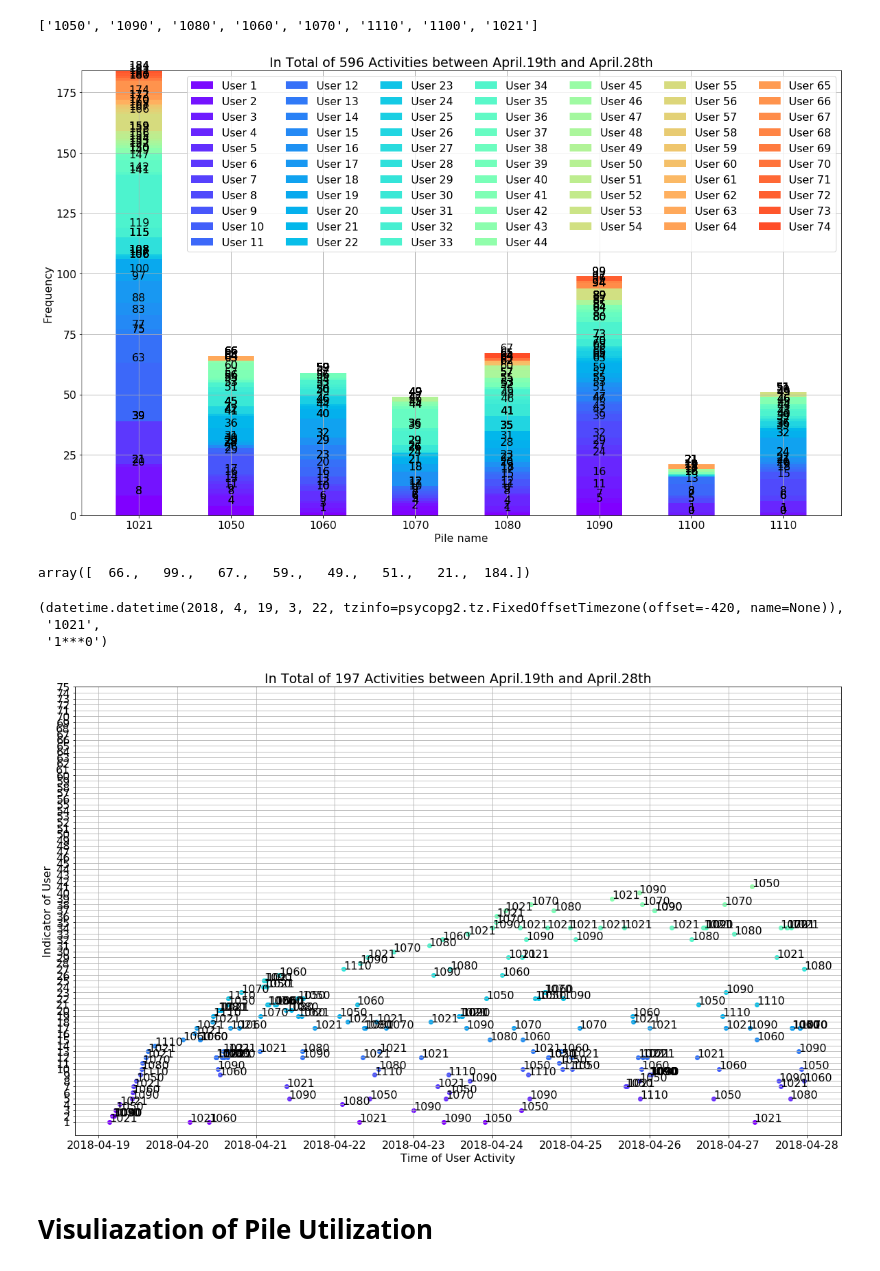
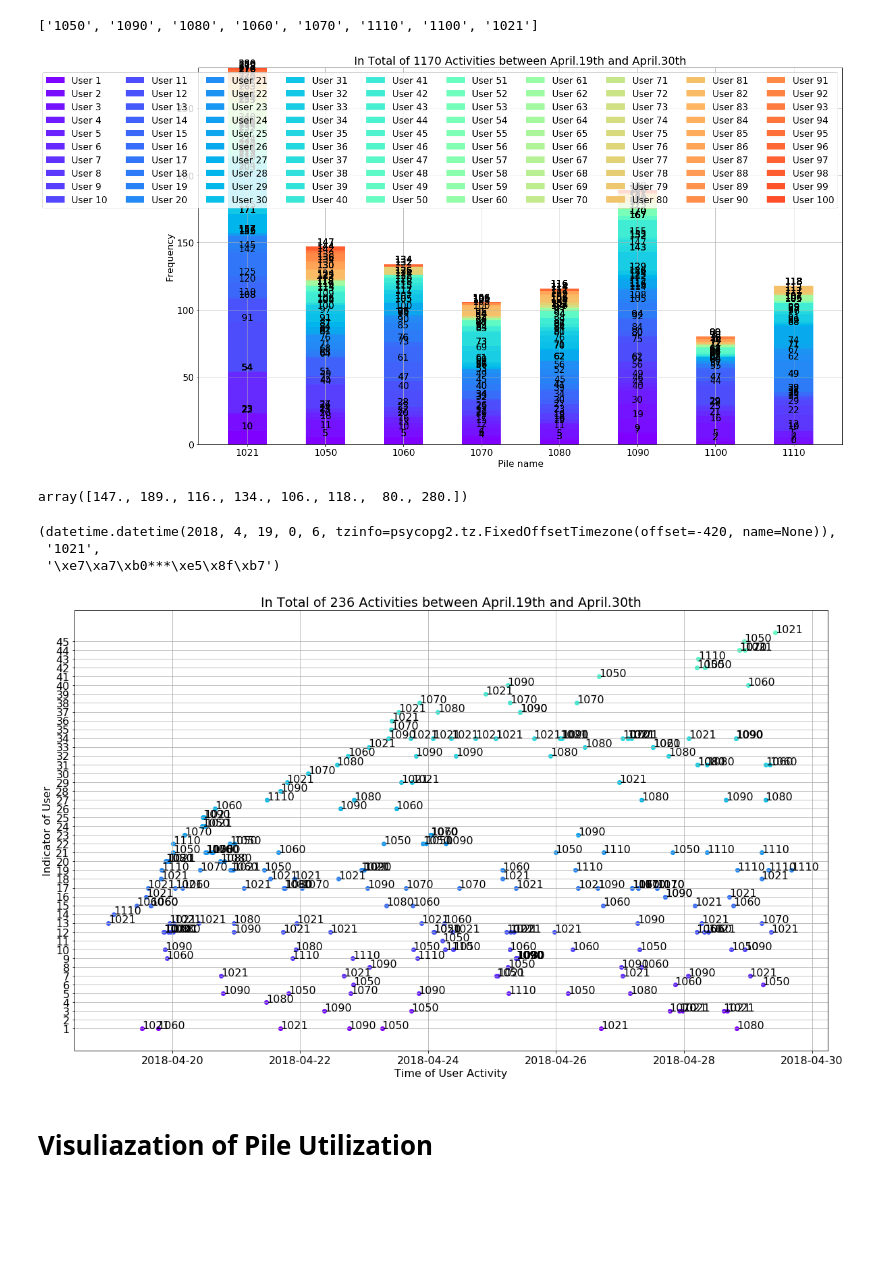
Before and after one commit to JantonZeng/eCAL, a Jupyter notebook: DATA SCRAP/Teld_data_analysis/User_activity_analysis.ipynb, the cells around one changed output. Saved outputs shown, nothing was run; the diff lists cells and outputs as text; code cells hidden in the pictures; blank space fills up the shorter version.

```diff
--- a/DATA SCRAP/Teld_data_analysis/User_activity_analysis.ipynb
+++ b/DATA SCRAP/Teld_data_analysis/User_activity_analysis.ipynb
@@ -41,7 +39,7 @@ interestOFday_start = 19
 
 interestOFyear_end = 2018
 interestOFmon_end = 4
-interestOFday_end = 28
+interestOFday_end = 30
 
 interestOFDate_start = datetime.datetime(interestOFyear_start,
                                          interestOFmon_start,
@@ -124,6 +122,6 @@ def get_staUserAct(conn, staid):
 
     return station_userAct
 # %%
-station_userAct_uncleaned = get_staUserAct(conn, sta_list[interestOFStation])
-# station_userAct = get_staUserAct(conn, sta_list[interestOFStation])
+# station_userAct_uncleaned = get_staUserAct(conn, sta_list[interestOFStation])
+station_userAct = get_staUserAct(conn, sta_list[interestOFStation])
 # %% [output]
@@ -253,11 +258,11 @@ for idx, elem in enumerate(uniqueUser_pileUsage):
                      horizontalalignment='center', verticalalignment='bottom')
 plt.grid()
 # %% [output]
-[figure, old version]
+[figure, new version]
 # %%
 uniqueUser_pileUsage[-1]
 # %% [output]
-array([  66.,   99.,   67.,   59.,   49.,   51.,   21.,  184.])
+array([147., 189., 116., 134., 106., 118.,  80., 280.])
 # %%
 # def clean_stationAct(station_userAct):
 #     """
@@ -307,30 +312,31 @@ for i in range(len(x_user)):
 # %%
 x_user[0]
 # %% [output]
-(datetime.datetime(2018, 4, 19, 3, 22, tzinfo=psycopg2.tz.FixedOffsetTimezone(offset=-420, name=None)),
+(datetime.datetime(2018, 4, 19, 0, 6, tzinfo=psycopg2.tz.FixedOffsetTimezone(offset=-420, name=None)),
  '1021',
- '1***0')
+ '\xe7\xa7\xb0***\xe5\x8f\xb7')
 # %%
 colors = cm.rainbow(np.linspace(0, 1, len(unique_user_list)))
 # %%
 plt.figure(figsize=(20, 12))
 plt.rc('font',size=16)
 matplotlib.use('nbagg')
 for i in range(len(x_user)):
     idx = unique_user_list.index(x_user[i][-1])
     plt.scatter(x_user[i][0], y_user[i], color=colors[idx])
 for idx in range(len(x_user)):
     plt.annotate(x_user[idx][1], (x_user[idx][0], y_user[idx]))
 plt.xlabel("Time of User Activity")
 plt.ylabel("Indicator of User")
-plt.yticks(np.linspace(1, len(unique_user_list), len(unique_user_list), dtype="int"))
+# plt.yticks(np.linspace(1, len(unique_user_list), len(unique_user_list), dtype="int"))
+plt.yticks(np.linspace(1, len(np.unique(y_user)), len(np.unique(y_user)), dtype="int"))
 plt.title("In Total of {0} Activities between {3}.{1}th and {3}.{2}th".format(len(station_userAct),
                                                                            interestOFDate_start.day,
                                                                            interestOFDate_end.day,
                                                                            months[interestOFDate_start.month-1]))
 plt.grid()
 # %% [output]
-[figure, old version]
+[figure, new version]
 # %% [markdown]
 # Visuliazation of Pile Utilization
 # %%
```
Also changed, not shown: parts of 8 cells of this notebook.
